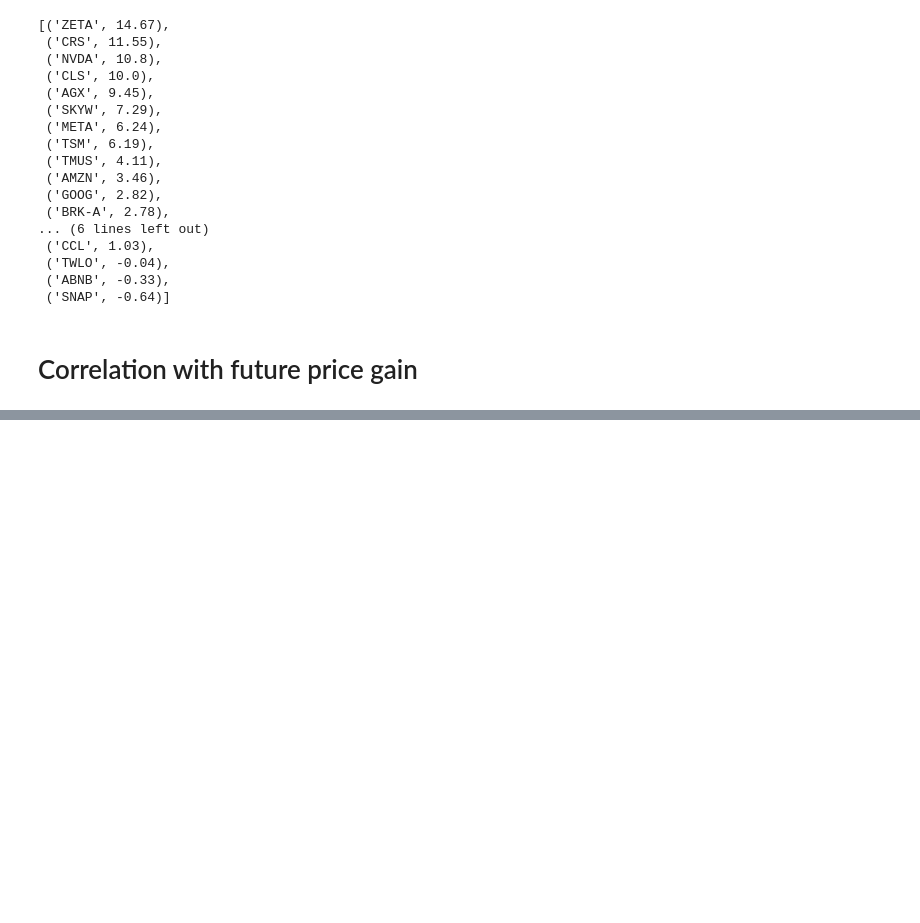
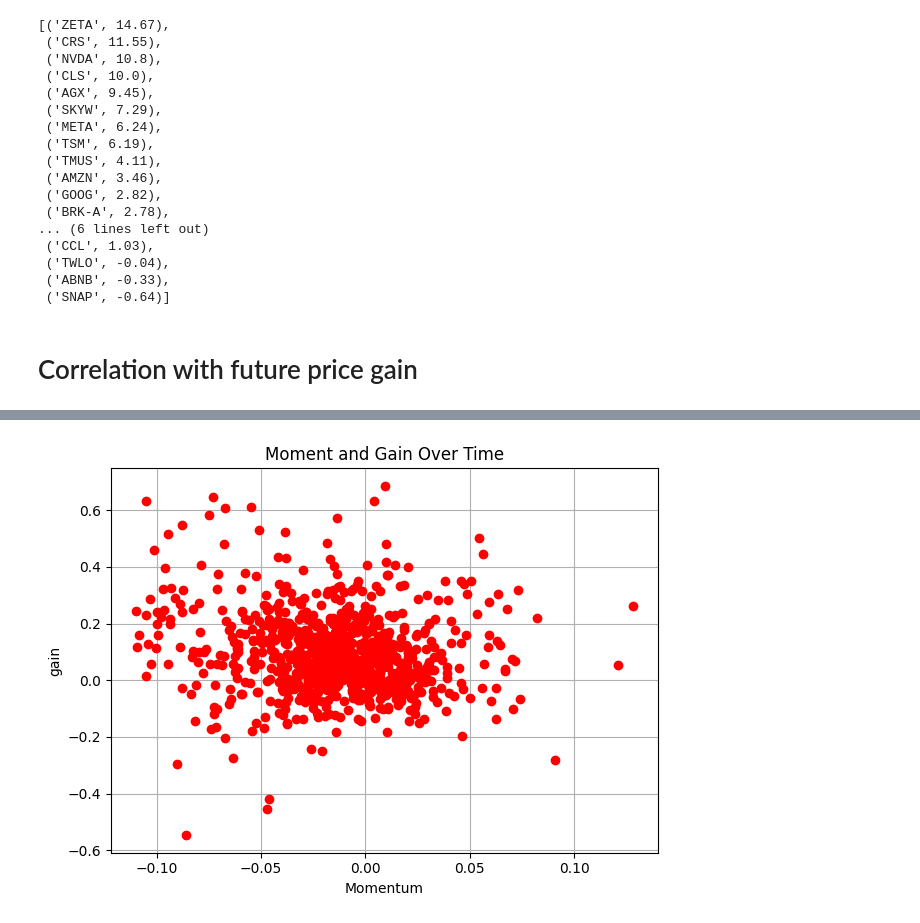
Before and after one commit to luanjunyi/finance, a Jupyter notebook: research/AUC_SMA_eval.ipynb, the cells around one changed output, grey strips where cells are left out. Cells and saved outputs as stored; diff of their text form; code cells hidden in the pictures; blank space fills up the shorter version.

Commit message:
[idea] AUC-SMA seems slightly negatively related to gain

```diff
--- a/research/AUC_SMA_eval.ipynb
+++ b/research/AUC_SMA_eval.ipynb
@@ -74,0 +117,10 @@ p[p.symbol == 'ABNB']
+# %%
+f = pd.DataFrame.from_dict({sym: AUC_SMA(symbol=sym,
+                                         current_date='2023-01-04',
+                                         look_back_days=300,
+                                         slow_days=90,
+                                         fast_days=30).value for sym in sample}, orient='index', columns=['momentum'])
+# %%
+df = f.join(p, how='left')
+df = df[(df.gain.abs() < 1) & (df.momentum > -0.11)]
+df.head()
@@ -74,0 +134,12 @@ p[p.symbol == 'ABNB']
+# %%
+
+plt.plot(df['momentum'], df['gain'], 'o',label='Gain', color='red')
+
+plt.xlabel('Momentum')
+plt.ylabel('gain')
+plt.title('Moment and Gain Over Time')
+plt.grid(True)
+plt.tight_layout()
+plt.show()
+# %% [output]
+[figure, added]
```
Also changed, not shown: parts of 7 cells of this notebook, 2 other files.
